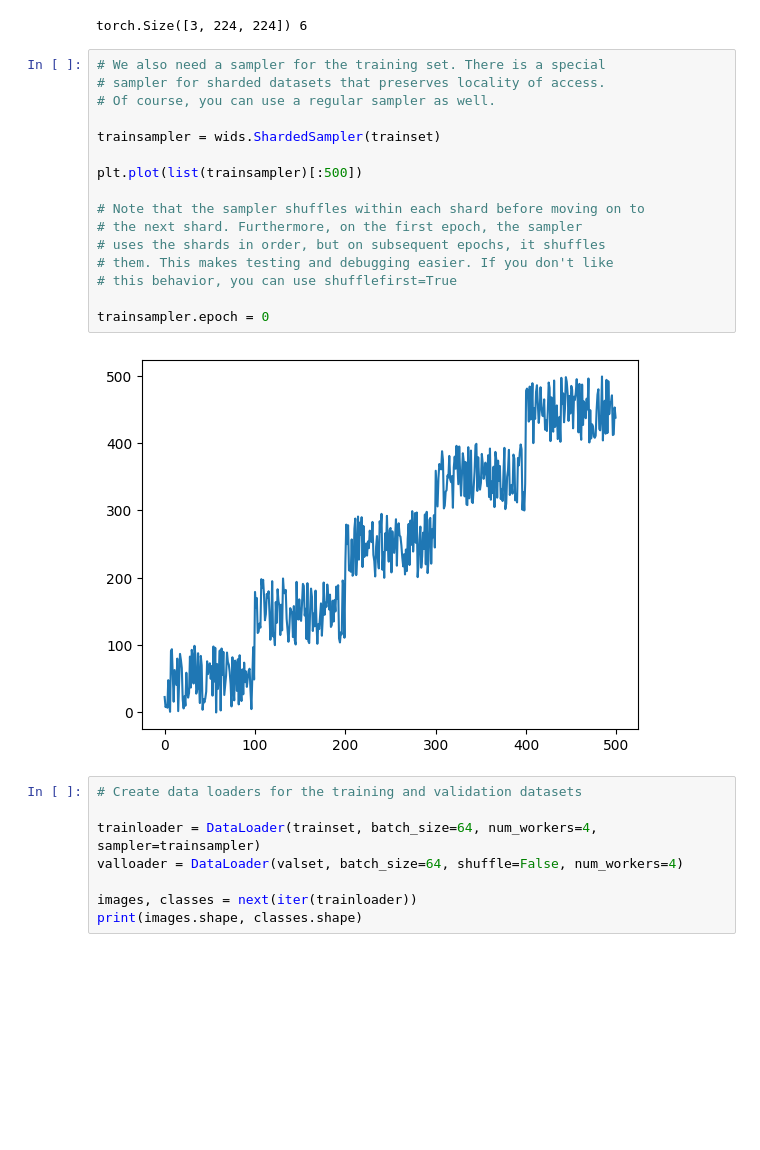
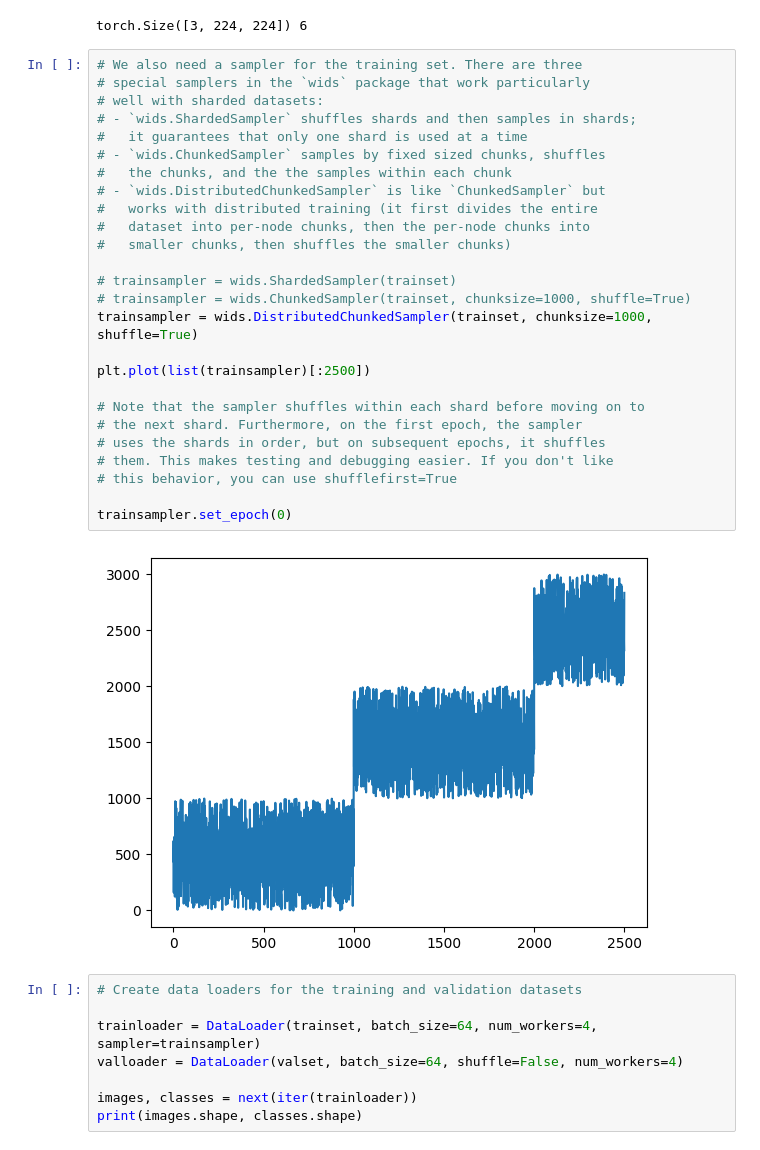
Before and after one commit to webdataset/webdataset, a Jupyter notebook: examples/train-resnet50-wids.ipynb, the cells around one changed output. Cells and saved outputs as stored; diff of their text form; blank space fills up the shorter version.

Commit message:
added DistributedChunkedSampler, ChunkedDampler, test cases, ray multi-gpu examples using wids and wds

```diff
--- a/examples/train-resnet50-wids.ipynb
+++ b/examples/train-resnet50-wids.ipynb
@@ -88,23 +88,33 @@ print(trainset[0][0].shape, trainset[0][1])
 # %% [output]
 torch.Size([3, 224, 224]) 6
 # %%
-# We also need a sampler for the training set. There is a special
-# sampler for sharded datasets that preserves locality of access.
-# Of course, you can use a regular sampler as well.
+# We also need a sampler for the training set. There are three
+# special samplers in the `wids` package that work particularly
+# well with sharded datasets:
+# - `wids.ShardedSampler` shuffles shards and then samples in shards;
+#   it guarantees that only one shard is used at a time
+# - `wids.ChunkedSampler` samples by fixed sized chunks, shuffles
+#   the chunks, and the the samples within each chunk
+# - `wids.DistributedChunkedSampler` is like `ChunkedSampler` but
+#   works with distributed training (it first divides the entire
+#   dataset into per-node chunks, then the per-node chunks into
+#   smaller chunks, then shuffles the smaller chunks)
 
-trainsampler = wids.ShardedSampler(trainset)
+# trainsampler = wids.ShardedSampler(trainset)
+# trainsampler = wids.ChunkedSampler(trainset, chunksize=1000, shuffle=True)
+trainsampler = wids.DistributedChunkedSampler(trainset, chunksize=1000, shuffle=True)
 
-plt.plot(list(trainsampler)[:500])
+plt.plot(list(trainsampler)[:2500])
 
 # Note that the sampler shuffles within each shard before moving on to
 # the next shard. Furthermore, on the first epoch, the sampler
 # uses the shards in order, but on subsequent epochs, it shuffles
 # them. This makes testing and debugging easier. If you don't like
 # this behavior, you can use shufflefirst=True
 
-trainsampler.epoch = 0
+trainsampler.set_epoch(0)
 # %% [output]
-[figure, old version]
+[figure, new version]
 # %%
 # Create data loaders for the training and validation datasets
 
```
Also changed, not shown: parts of 1 cell of this notebook, 8 other files.
